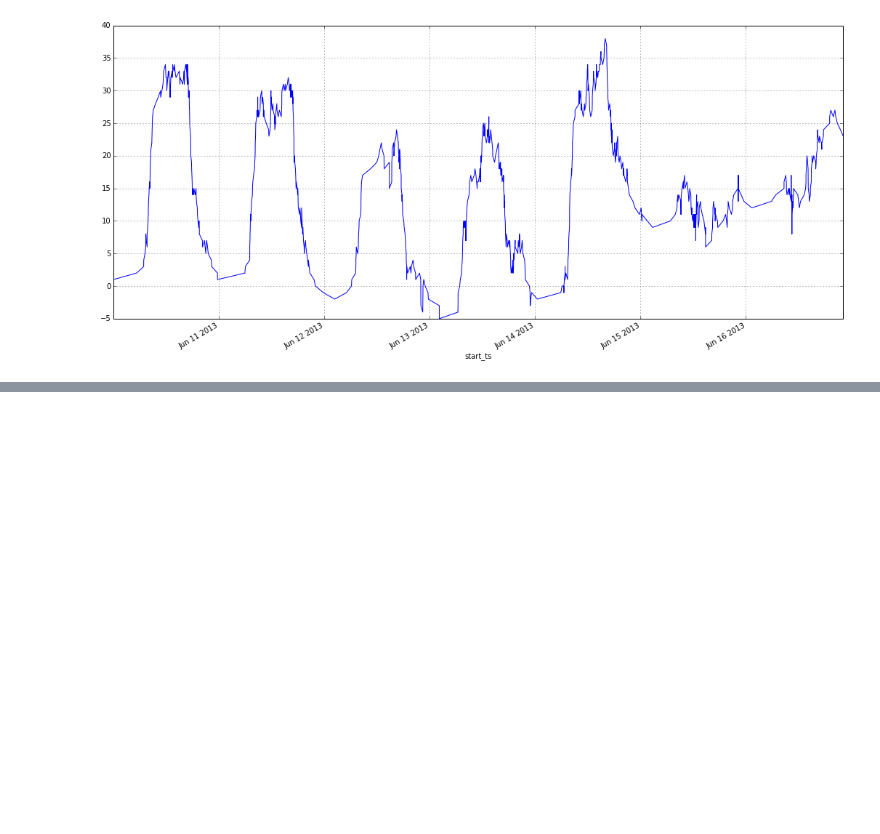
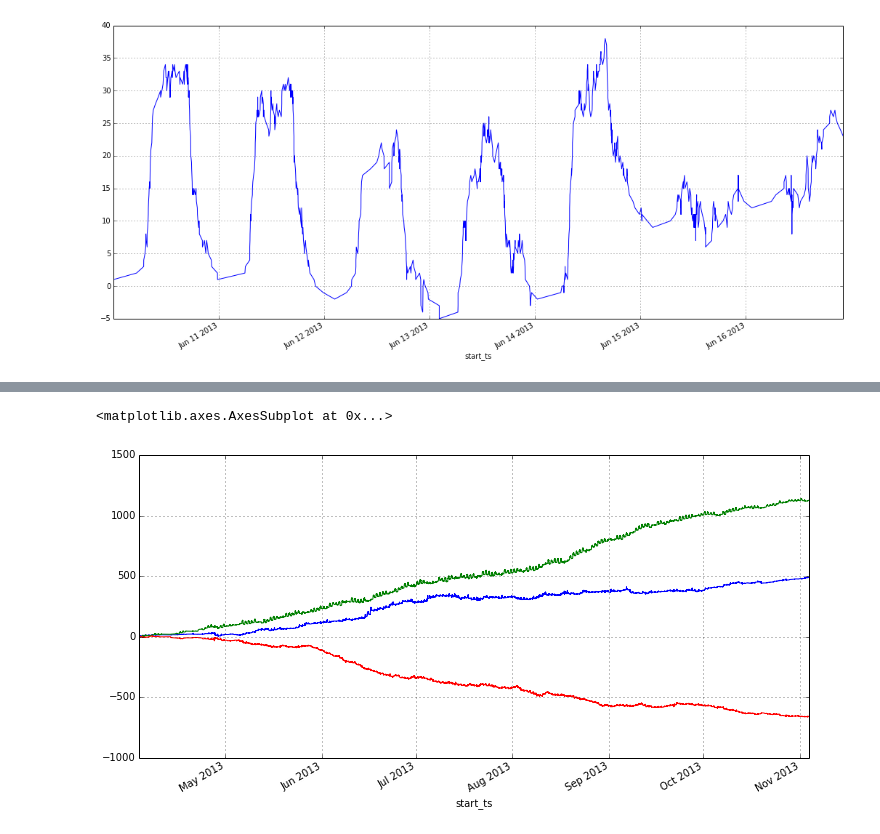
Before and after one commit to cpdean/bikes, a Jupyter notebook: notebooks/Tracking Rebalances.ipynb, the cells around one changed output, grey strips where cells are left out. Cells and saved outputs as stored; diff of their text form; code cells hidden in the pictures; blank space fills up the shorter version.

```diff
--- a/notebooks/Tracking Rebalances.ipynb
+++ b/notebooks/Tracking Rebalances.ipynb
@@ -187,0 +231,7 @@ ids_deltas["2013-06-10":"2013-06-16"].change.cumsum().plot(figsize=(18,8))
+# %%
+bike_budgets[bike_budgets["station"] == "100 Main Street SE"].change.cumsum().plot(figsize=(12,6))
+bike_budgets[bike_budgets["station"] == "IDS Center"].change.cumsum().plot(figsize=(12,6))
+bike_budgets[bike_budgets["station"] == "YWCA Downtown"].change.cumsum().plot(figsize=(12,6))
+# %% [output]
+<matplotlib.axes.AxesSubplot at 0x...>
+[figure, added]
```
Also changed, not shown: parts of 13 cells of this notebook.
